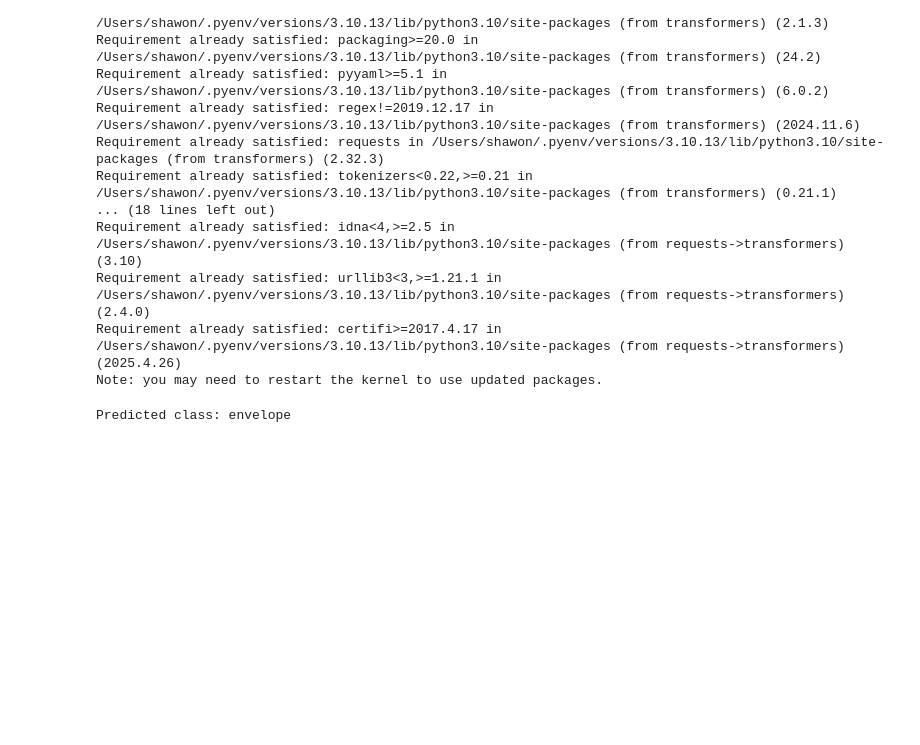
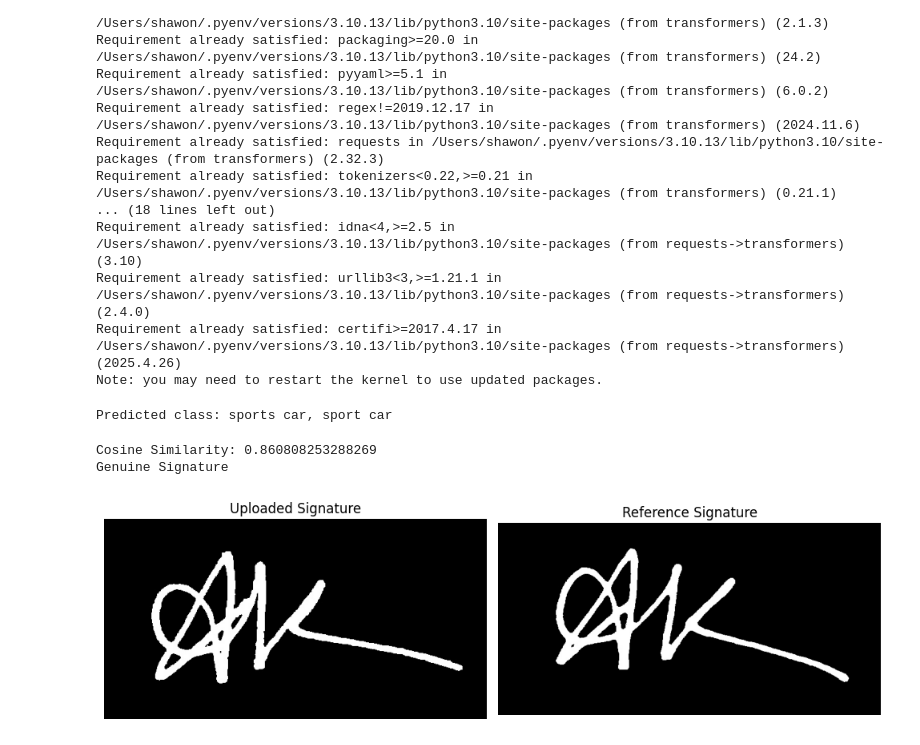
Before and after one commit to shawonNirob/check-signature-verify, a Jupyter notebook: load_resnet-50.ipynb, the cells around one changed output. Saved outputs shown, nothing was run; the diff lists cells and outputs as text; code cells hidden in the pictures; blank space fills up the shorter version.

```diff
--- a/load_resnet-50.ipynb
+++ b/load_resnet-50.ipynb
@@ -29,7 +29,7 @@ processor = AutoImageProcessor.from_pretrained("microsoft/resnet-50")
 model = ResNetForImageClassification.from_pretrained("microsoft/resnet-50")
 
 # Test on an image
-image = Image.open("red-triangle.webp")
+image = Image.open("car.jpg")
 
 # Preprocess image
 inputs = processor(images=image, return_tensors="pt")
@@ -42,48 +42,79 @@ with torch.no_grad():
 predicted_class_idx = logits.argmax(-1).item()
 print("Predicted class:", model.config.id2label[predicted_class_idx])
 # %% [output]
-Predicted class: envelope
+Predicted class: sports car, sport car
 # %%
 from transformers import AutoImageProcessor, AutoModel
 from PIL import Image
 import torch
 import torch.nn.functional as F
-from sklearn.manifold import TSNE
-import matplotlib.pyplot as plt
+#from sklearn.manifold import TSNE
+#import matplotlib.pyplot as plt
 
 # Load processor and model
 processor = AutoImageProcessor.from_pretrained("microsoft/resnet-50")
 model = AutoModel.from_pretrained("microsoft/resnet-50")
 
+#def get_signature_vector(image_path):
+    #image = Image.open(image_path).convert("RGB")
+    #inputs = processor(images=image, return_tensors="pt")
+    #with torch.no_grad():
+        #features = model(**inputs).last_hidden_state
+    # Pool to a fixed-size vector (e.g., mean pooling)
+    #vector = features.mean(dim=1)
+
+    # Suppose vectors is a list of signature vectors
+    #tsne = TSNE(n_components=2)
+    #reduced = tsne.fit_transform(vectors)
+
+    #plt.scatter(reduced[:,0], reduced[:,1], c=labels)  # Labels: same/different person
+    #plt.title("Signature vector space")
+    #plt.show()
+
+
+    #return vector.squeeze()  # shape: (2048,)
+
 def get_signature_vector(image_path):
     image = Image.open(image_path).convert("RGB")
     inputs = processor(images=image, return_tensors="pt")
     with torch.no_grad():
-        features = model(**inputs).last_hidden_state
-    # Pool to a fixed-size vector (e.g., mean pooling)
-    vector = features.mean(dim=1)
+        features = model(**inputs).last_hidden_state  # shape: (1, 2048, 7, 7)
+        pooled = torch.mean(features, dim=[2, 3])  # Global Average Pooling on H, W
+    return pooled.squeeze()  # shape: (2048,)
 
-    # Suppose vectors is a list of signature vectors
-    tsne = TSNE(n_components=2)
-    reduced = tsne.fit_transform(vectors)
-
-    plt.scatter(reduced[:,0], reduced[:,1], c=labels)  # Labels: same/different person
-    plt.title("Signature vector space")
-    plt.show()
-
-
-    return vector.squeeze()  # shape: (2048,)
+#image Path
+image_path_uploaded = "check_signature_test_case/process_signature/anik_1.jpeg"
+image_path_stored = "check_signature_test_case/process_signature/anik_2.jpeg"
 
 # Load two signatures
-vec1 = get_signature_vector("signature1.jpg")
-vec2 = get_signature_vector("signature2.jpg")
+vec1 = get_signature_vector(image_path_uploaded)
+vec2 = get_signature_vector(image_path_stored)
 
 # Cosine similarity
 similarity = F.cosine_similarity(vec1.unsqueeze(0), vec2.unsqueeze(0)).item()
 print("Cosine Similarity:", similarity)
 
-# Simple threshold
-if similarity > 0.9:
-    print("Likely same person")
+if similarity >= 0.85:
+    print("Genuine Signature")
 else:
-    print("Likely different person")
+    print("Forged Signature")
+
+# Cell 8: Visualize both images
+uploaded_img = Image.open(image_path_uploaded)
+stored_img = Image.open(image_path_stored)
+
+fig, axs = plt.subplots(1, 2, figsize=(10, 4))
+axs[0].imshow(uploaded_img, cmap='gray')
+axs[0].set_title("Uploaded Signature")
+axs[0].axis('off')
+
+axs[1].imshow(stored_img, cmap='gray')
+axs[1].set_title("Reference Signature")
+axs[1].axis('off')
+
+plt.tight_layout()
+plt.show()
+# %% [output]
+Cosine Similarity: 0.860808253288269
+Genuine Signature
+[figure, added]
```
Also changed, not shown: 21 other files.
